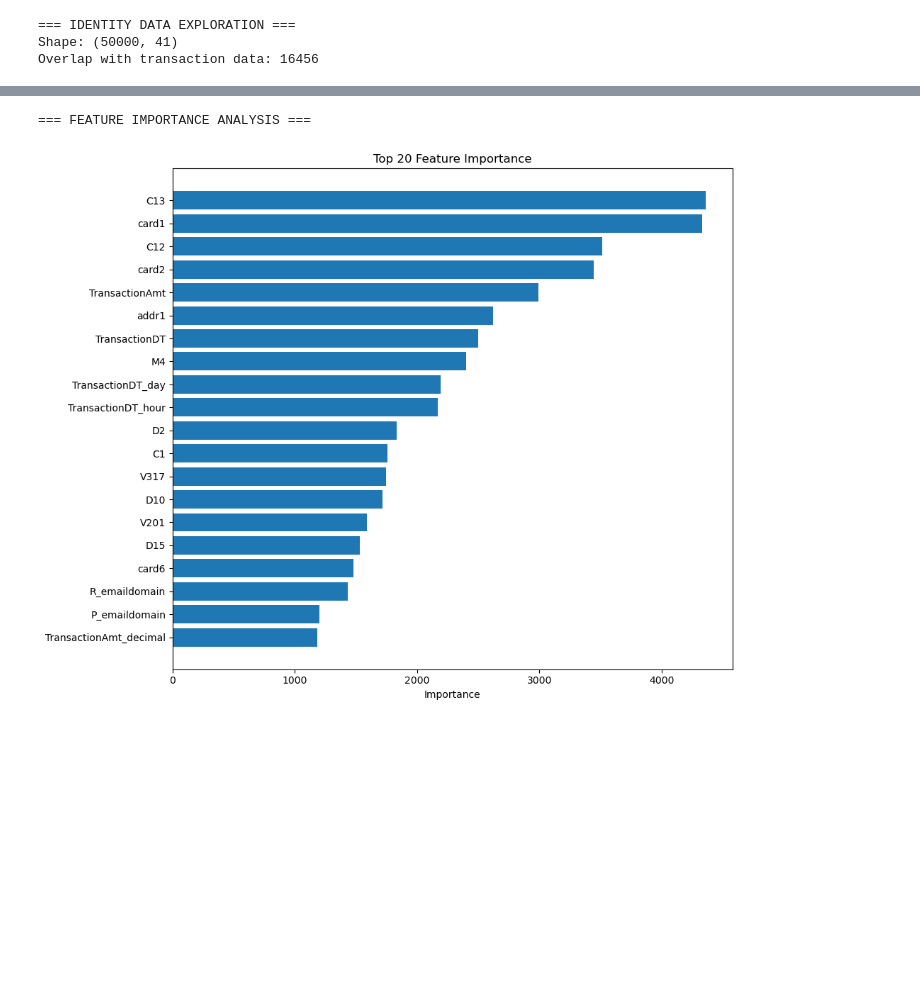
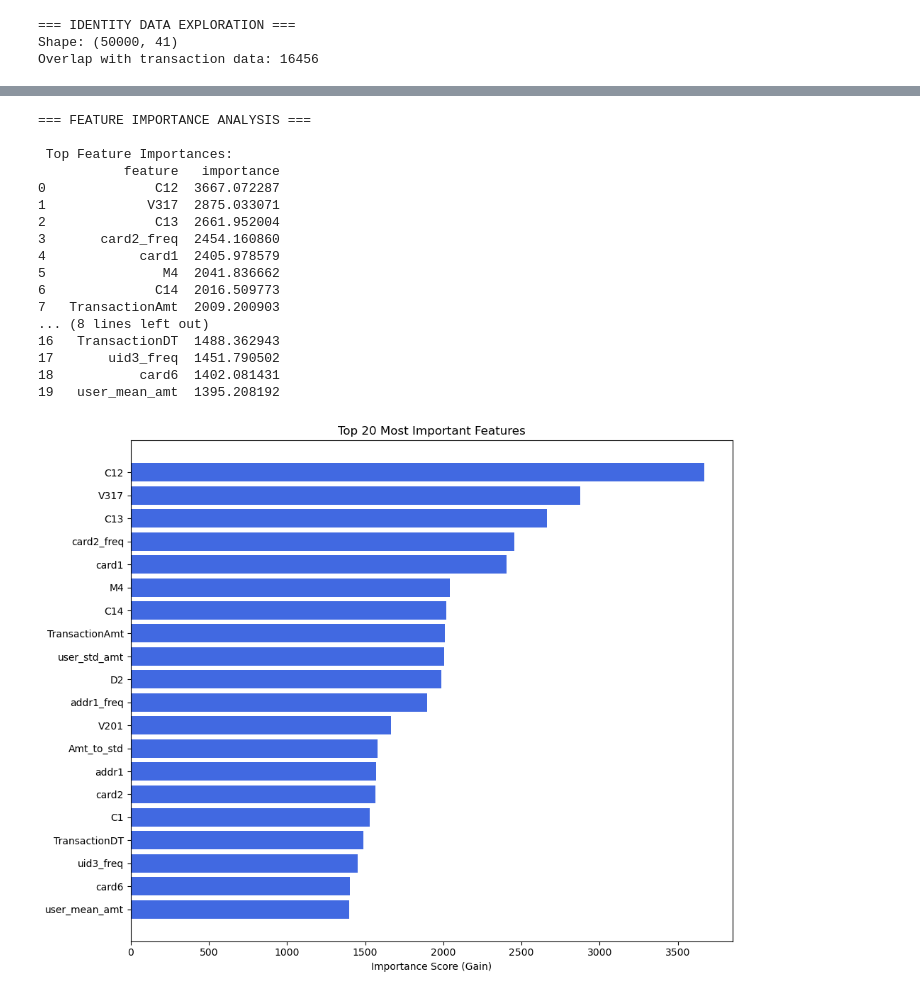
Before and after one commit to Harsh98245/FraudDetection, a Jupyter notebook: Frauddetection.ipynb, the cells around one changed output, grey strips where cells are left out. Drawn from its saved outputs; the diff is of its cells as text; code cells hidden in the pictures; blank space fills up the shorter version.

Commit message:
final ( eda+preprocessing+feature eng+ models)

```diff
--- a/Frauddetection.ipynb
+++ b/Frauddetection.ipynb
@@ -442,45 +845,78 @@ Ensemble weights: {'lgb': 0.351033291387904, 'rf': 0.3276232110049272, 'lr': 0.3
 # %%
 # ==========================================
-# 6. ADVANCED FEATURE IMPORTANCE & FRAUD PATTERN ANALYSIS
+# 6. FEATURE IMPORTANCE ANALYSIS (Updated)
 # ==========================================
 
 def analyze_feature_importance(model, feature_names, top_n=20):
-    """Analyze and plot feature importance"""
+    """
+    Computes and plots the top-N most important features.
+    Works for:
+        - LightGBM (feature_importance: gain)
+        - RandomForest (feature_importances_)
+    """
 
+    # --- Get importance values depending on model type ---
     if hasattr(model, 'feature_importance'):
-        # LightGBM
+        # LightGBM model
         importance = model.feature_importance(importance_type='gain')
     elif hasattr(model, 'feature_importances_'):
-        # Random Forest
+        # RandomForest or other sklearn models
         importance = model.feature_importances_
     else:
-        return
+        print("Model does not support feature importance.")
+        return None
 
-    feature_importance = pd.DataFrame({
-        'feature': feature_names,
-        'importance': importance
-    }).sort_values('importance', ascending=False)
+    # --- Create importance dataframe ---
+    feature_importance_df = (
+        pd.DataFrame({
+            'feature': feature_names,
+            'importance': importance
+        })
+        .sort_values('importance', ascending=False)
+        .reset_index(drop=True)
+    )
 
+    print("\n Top Feature Importances:")
+    print(feature_importance_df.head(top_n))
+
+    # --- Plot top-N features ---
     plt.figure(figsize=(10, 8))
-    top_features = feature_importance.head(top_n)
-    plt.barh(range(len(top_features)), top_features['importance'])
-    plt.yticks(range(len(top_features)), top_features['feature'])
-    plt.xlabel('Importance')
-    plt.title(f'Top {top_n} Feature Importance')
-    plt.gca().invert_yaxis()
+    top_features = feature_importance_df.head(top_n)
+
+    plt.barh(top_features['feature'], top_features['importance'], color='royalblue')
+    plt.xlabel("Importance Score (Gain)")
+    plt.title(f"Top {top_n} Most Important Features")
+    plt.gca().invert_yaxis()  # highest importance on top
     plt.tight_layout()
     plt.show()
 
-    return feature_importance
+    return feature_importance_df
 
-# Analyze feature importance
+
+# Run Importance Analysis using LightGBM model
 if 'models' in locals():
     print("=== FEATURE IMPORTANCE ANALYSIS ===")
     feature_importance = analyze_feature_importance(
-        models['lgb'],
-        X_train.columns.tolist(),
+        models['lgb'],              # use LightGBM because it gives best & meaningful importance
+        X_train.columns.tolist(),   # all 443 features
         top_n=20
     )
 # %% [output]
 === FEATURE IMPORTANCE ANALYSIS ===
+
+ Top Feature Importances:
+           feature   importance
+0              C12  3667.072287
+1             V317  2875.033071
+2              C13  2661.952004
+3       card2_freq  2454.160860
+4            card1  2405.978579
+5               M4  2041.836662
+6              C14  2016.509773
+7   TransactionAmt  2009.200903
+... (8 lines left out)
+16   TransactionDT  1488.362943
+17       uid3_freq  1451.790502
+18           card6  1402.081431
+19   user_mean_amt  1395.208192
-[figure, old version]
+[figure, new version]
```
Also changed, not shown: parts of 14 cells of this notebook.
